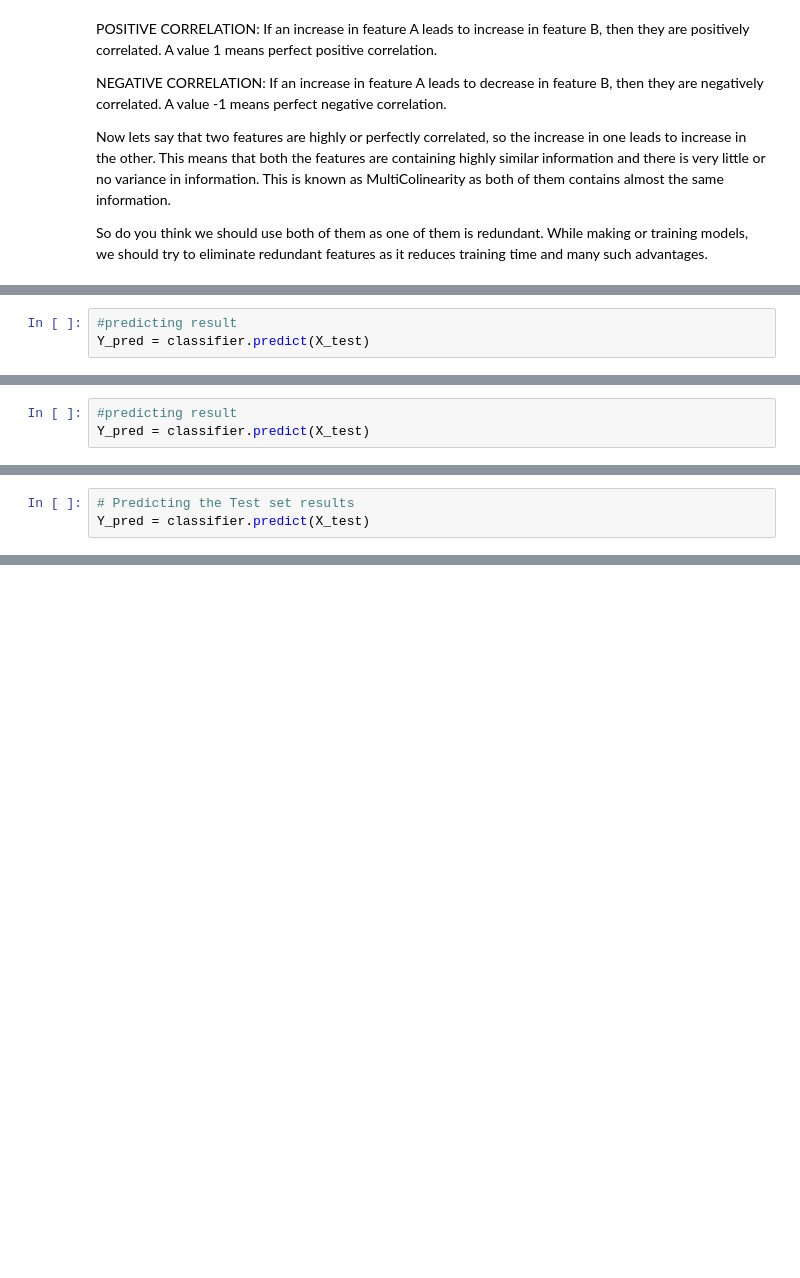
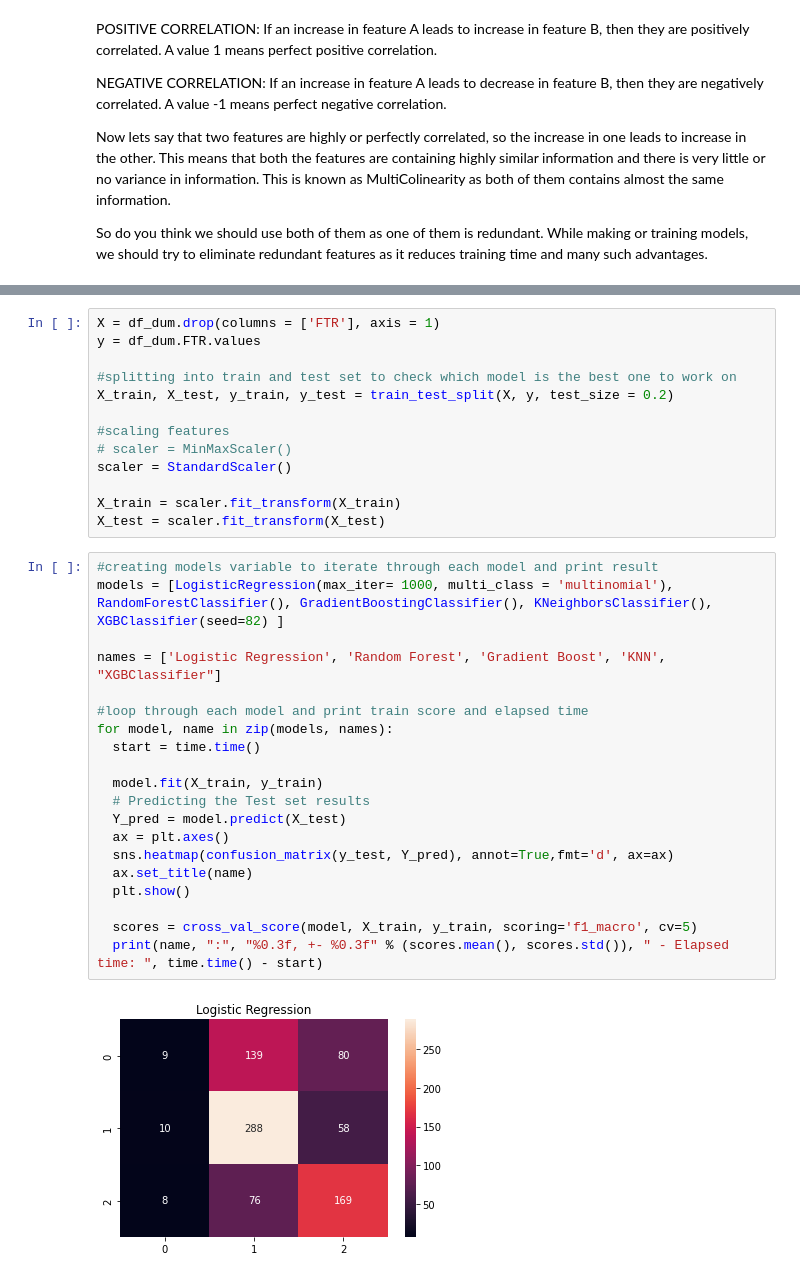
Before and after one commit to AndreaBe99/cloud-computing-project, a Jupyter notebook: CloudComputing_Project.ipynb, the cells around one changed output, grey strips where cells are left out. Cells and saved outputs as stored; diff of their text form; blank space fills up the shorter version.

```diff
--- a/CloudComputing_Project.ipynb
+++ b/CloudComputing_Project.ipynb
@@ -276,3 +645,0 @@ classifier.fit(X_train, y_train)
-# %%
-#predicting result
-Y_pred = classifier.predict(X_test)
@@ -302,3 +645,0 @@ classifier.fit(X_train, y_train)
-# %%
-#predicting result
-Y_pred = classifier.predict(X_test)
@@ -320,3 +645,0 @@ classifier.fit(X_train, y_train)
-# %%
-# Predicting the Test set results
-Y_pred = classifier.predict(X_test)
@@ -393,0 +758,36 @@ Your comments and feedback are most welcome.
+# %%
+X = df_dum.drop(columns = ['FTR'], axis = 1)
+y = df_dum.FTR.values
+
+#splitting into train and test set to check which model is the best one to work on
+X_train, X_test, y_train, y_test = train_test_split(X, y, test_size = 0.2)
+
+#scaling features
+# scaler = MinMaxScaler()
+scaler = StandardScaler()
+
+X_train = scaler.fit_transform(X_train)
+X_test = scaler.fit_transform(X_test)
+# %%
+#creating models variable to iterate through each model and print result
+models = [LogisticRegression(max_iter= 1000, multi_class = 'multinomial'),
+RandomForestClassifier(), GradientBoostingClassifier(), KNeighborsClassifier(), XGBClassifier(seed=82) ]
+
+names = ['Logistic Regression', 'Random Forest', 'Gradient Boost', 'KNN', "XGBClassifier"]
+
+#loop through each model and print train score and elapsed time
+for model, name in zip(models, names):
+  start = time.time()
+
+  model.fit(X_train, y_train)
+  # Predicting the Test set results
+  Y_pred = model.predict(X_test)
+  ax = plt.axes()
+  sns.heatmap(confusion_matrix(y_test, Y_pred), annot=True,fmt='d', ax=ax)
+  ax.set_title(name)
+  plt.show()
+
+  scores = cross_val_score(model, X_train, y_train, scoring='f1_macro', cv=5)
+  print(name, ":", "%0.3f, +- %0.3f" % (scores.mean(), scores.std()), " - Elapsed time: ", time.time() - start)
+# %% [output]
+[figure, added]
```
Also changed, not shown: parts of 103 cells of this notebook.
